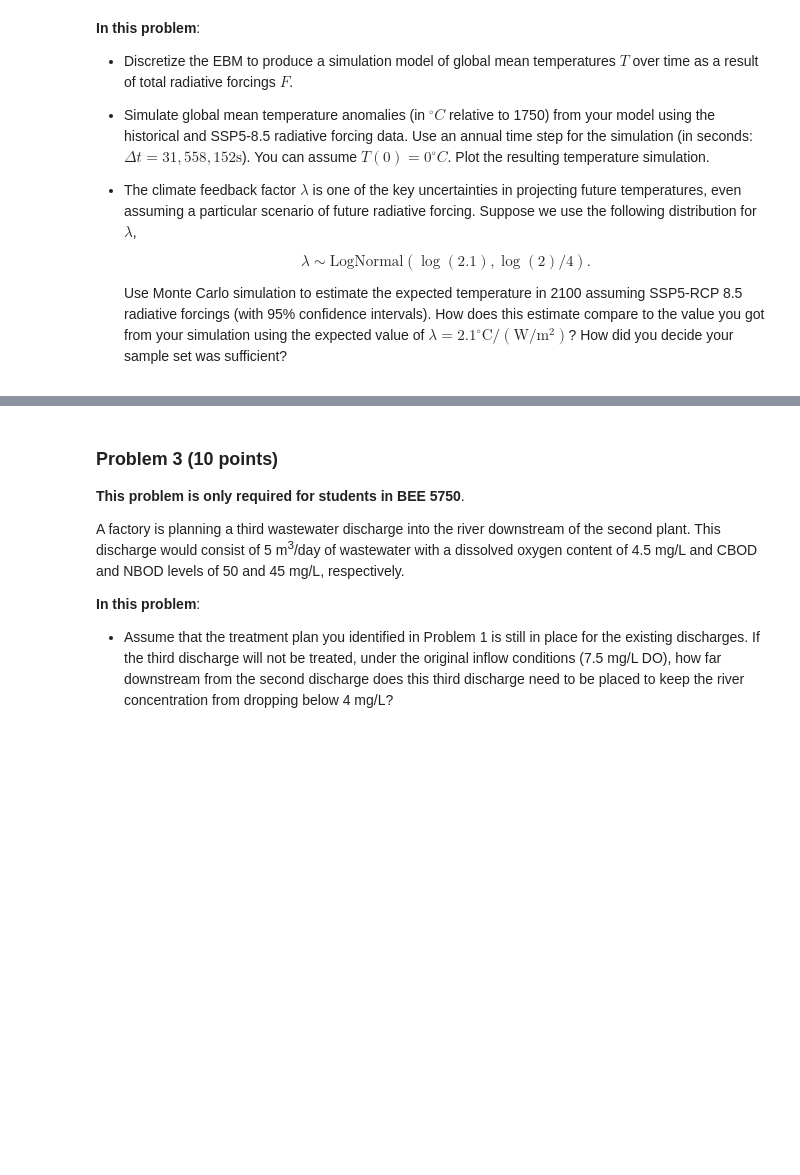
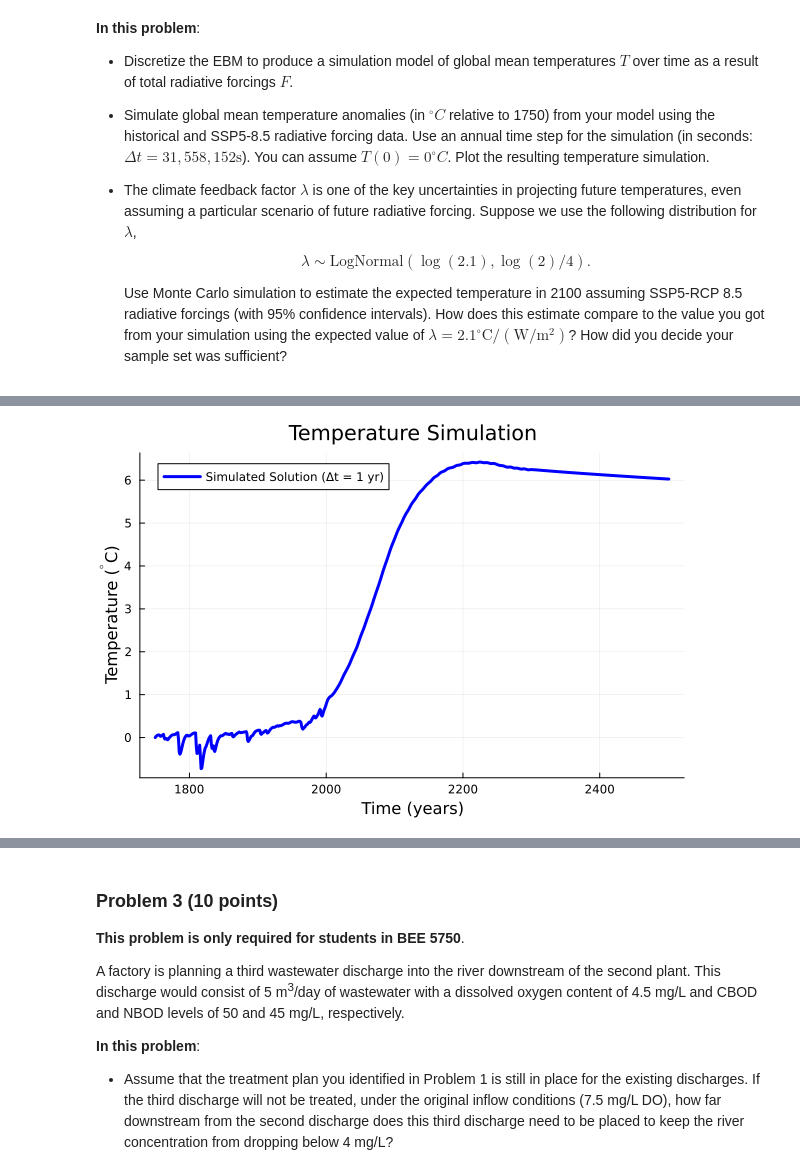
Before and after one commit to BEE4750-FA24/hw3-tile-city, a Jupyter notebook: hw03.ipynb, the cells around one changed output, grey strips where cells are left out. Drawn from its saved outputs; the diff is of its cells as text; code cells hidden in the pictures; blank space fills up the shorter version.

```diff
--- a/hw03.ipynb
+++ b/hw03.ipynb
@@ -170,0 +399,38 @@ plot!(p_forcing, t, forcing_non_aerosol, label="Non-Aerosol Forcing", color=:red
+# %%
+# compute the increment by which the temperature is updated at each step
+function box_simulate_timestep(T, F, lambda, c, d)
+    return (F - lambda * T)/(c * d)
+end
+
+# loop over the timesteps to simulate the concentration series
+function simulate(T₀, c, d, lambda, a, F_vec, Δt, end_t)
+    # for code simplicity we make the array length T+1 so index 1 is T₀
+    steps = end_t
+    T = zeros(steps + 1)
+    T[1] = T₀
+    for t = 1:steps
+        T[t+1] = T[t] + Δt * box_simulate_timestep(T[t], F_vec[t], lambda, c, d)
+    end
+    # the first element of T is the initial condition
+    return T
+end
+
+T₀ = 0 # deg C
+c = 4.184e6 #J/K/m^2
+d = 86 # m
+lambda = 2.1 # deg C / (W/m^2)
+a = 0.8
+F_vec = forcing_non_aerosol + a .* forcing_aerosol # W/m^2
+Δt = 31558152 # seconds
+end_t = length(F_vec) # years since 1750
+
+T = simulate(T₀, c, d, lambda, a, F_vec, Δt, end_t)
+
+# Plotting
+p = plot(; xlabel="Time (years)", ylabel=L"Temperature ($^{\circ}$C)",
+title="Temperature Simulation")
+# Simulated solution
+years = 1750:end_t + 1750
+plot!(p, years, T, linewidth=3, color=:blue, label="Simulated Solution (Δt = 1 yr)")
+# %% [output]
+[figure, added]
```
Also changed, not shown: parts of 14 cells of this notebook.
